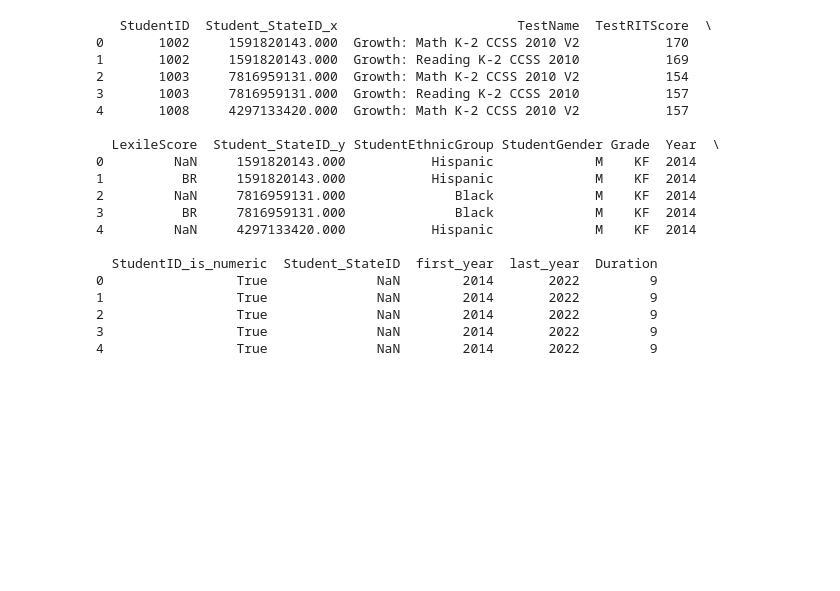
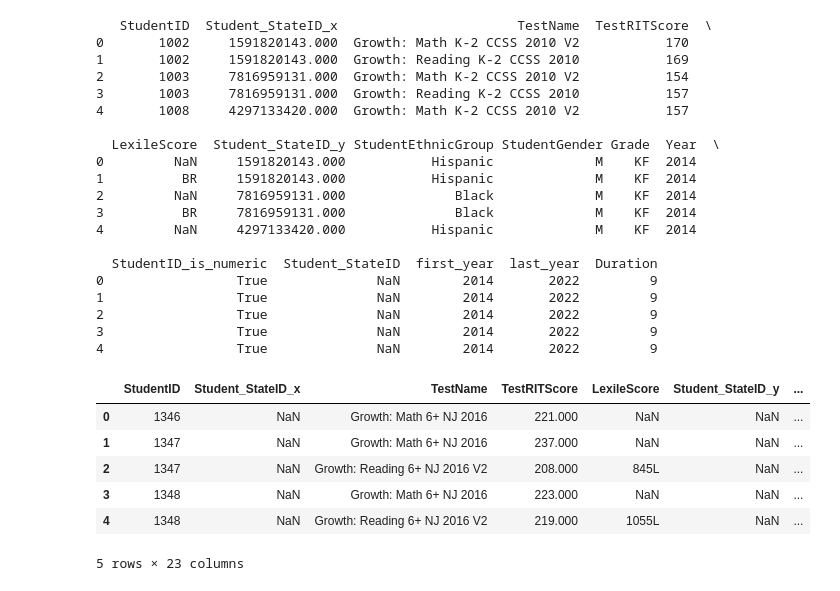
Before and after one commit to worldterminator/mess, a Jupyter notebook: leap.ipynb, the cells around one changed output. Drawn from its saved outputs; the diff is of its cells as text; code cells hidden in the pictures; blank space fills up the shorter version.

```diff
--- a/leap.ipynb
+++ b/leap.ipynb
@@ -1032,3 +1030,24 @@ print(all.head())
 2                 True              NaN        2014       2022         9
 3                 True              NaN        2014       2022         9
 4                 True              NaN        2014       2022         9
+# %%
+# Filter the main DataFrame for the year 2022-2023
+outcome2022 = all[all['Year'] == 2022]
+continuous_enrollment_cohort_all = outcome2022[(outcome2022['Duration'] == 9) & (outcome2022['last_year'] == 2022)]
+# %%
+file_path = '/content/drive/My Drive/enrollment202223.csv'
+data= pd.read_csv(file_path)
+columns_to_keep = ['StudentID', 'Student_StateID', 'StudentEthnicGroup','StudentGender','Grade']
+enrollment2223= data[columns_to_keep]
+# %%
+outcome2022 = outcome2022.merge(enrollment2223, on='StudentID', how='right')
+# %%
+outcome2022.head()
+# %% [output]
+|  | StudentID | Student_StateID_x | TestName | TestRITScore | LexileScore | Student_StateID_y | ... |
+| 0 | 1346 | NaN | Growth: Math 6+ NJ 2016 | 221.000 | NaN | NaN | ... |
+| 1 | 1347 | NaN | Growth: Math 6+ NJ 2016 | 237.000 | NaN | NaN | ... |
+| 2 | 1347 | NaN | Growth: Reading 6+ NJ 2016 V2 | 208.000 | 845L | NaN | ... |
+| 3 | 1348 | NaN | Growth: Math 6+ NJ 2016 | 223.000 | NaN | NaN | ... |
+| 4 | 1348 | NaN | Growth: Reading 6+ NJ 2016 V2 | 219.000 | 1055L | NaN | ... |
+5 rows × 23 columns
```
Also changed, not shown: parts of 4 cells of this notebook.
